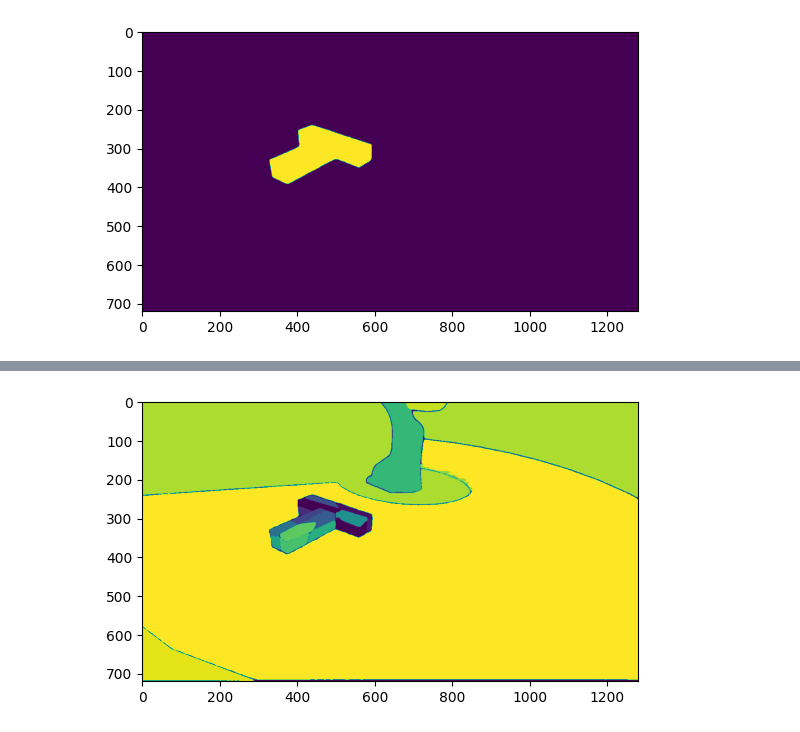
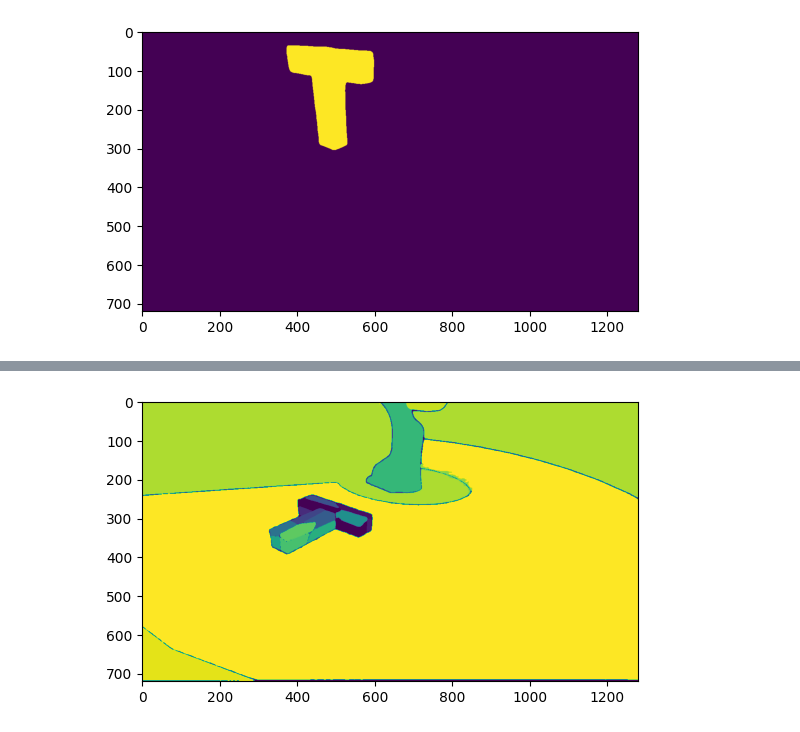
Before and after one commit to DaveLearn/SegmentAnything3D, a Jupyter notebook: scratch.ipynb, the cells around one changed output, grey strips where cells are left out. Cells and saved outputs as stored; diff of their text form; code cells hidden in the pictures.

```diff
--- a/scratch.ipynb
+++ b/scratch.ipynb
@@ -18,8 +19,8 @@ Jupyter environment detected. Enabling Open3D WebVisualizer.
 # %%
-DS_PATH = Path("/home/david/projects/embodied_gaussians/datasets/simulated/single_1/modelling/static")
+DS_PATH = Path("/home/david/projects/deg/datasets/embodied_gaussians_real/fall_3_aruco/modelling/static")
 d = StaticDataset(DS_PATH / "transforms.json")
 frames = d.frames
 plt.imshow(frames[1].instance.cpu().numpy())
 plt.show()
 # %% [output]
-[figure, old version]
+[figure, new version]
```
Also changed, not shown: parts of 28 cells of this notebook, 1 other file.
